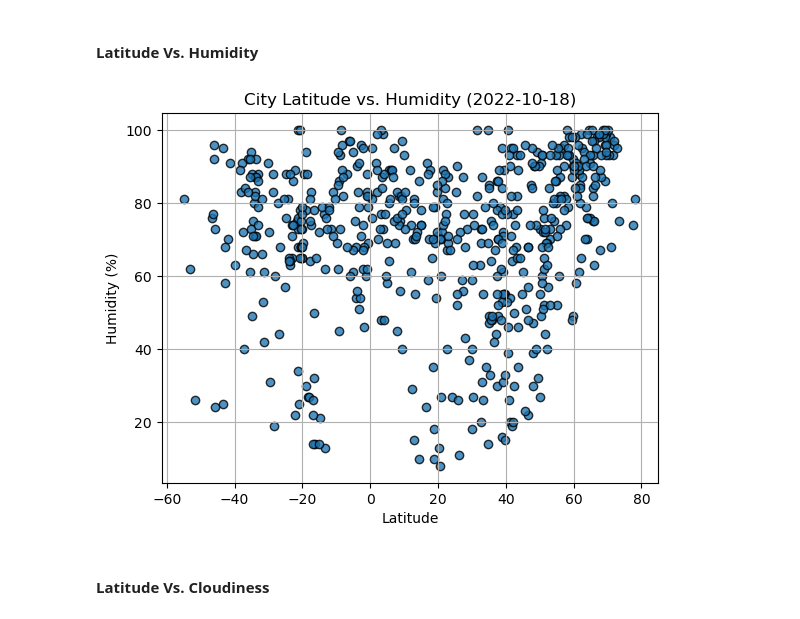
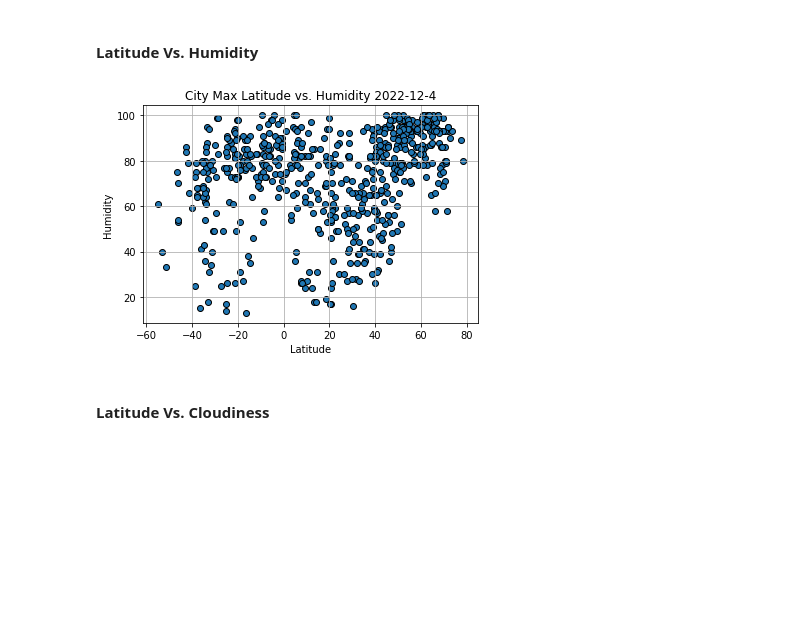
Before and after one commit to tphilippsen/python-api-challenge, a Jupyter notebook: WeatherPy/WeatherPy.ipynb, the cells around one changed output. Saved outputs shown, nothing was run; the diff lists cells and outputs as text; code cells hidden in the pictures; blank space fills up the shorter version.

```diff
--- a/WeatherPy/WeatherPy.ipynb
+++ b/WeatherPy/WeatherPy.ipynb
@@ -218,18 +216,24 @@ plt.show()
 #### Latitude Vs. Humidity
 # %%
 # Build the scatter plots for latitude vs. humidity
-# YOUR CODE HERE
+x_series = city_data_df['Lat']
+y_humid = city_data_df['Humidity']
+
+plt.scatter(x_series, y_humid, marker='o', edgecolors= 'black')
 
 # Incorporate the other graph properties
-# YOUR CODE HERE
+plt.title('City Max Latitude vs. Humidity (2022-12-4)')
+plt.xlabel('Latitude')
+plt.ylabel('Humidity')
+plt.grid(True)
 
 # Save the figure
 plt.savefig("output_data/Fig2.png")
 
 # Show plot
 plt.show()
 # %% [output]
-[figure, old version]
+[figure, new version]
 # %% [markdown]
 #### Latitude Vs. Cloudiness
 # %%
```
Also changed, not shown: parts of 36 cells of this notebook, 7 other files.
